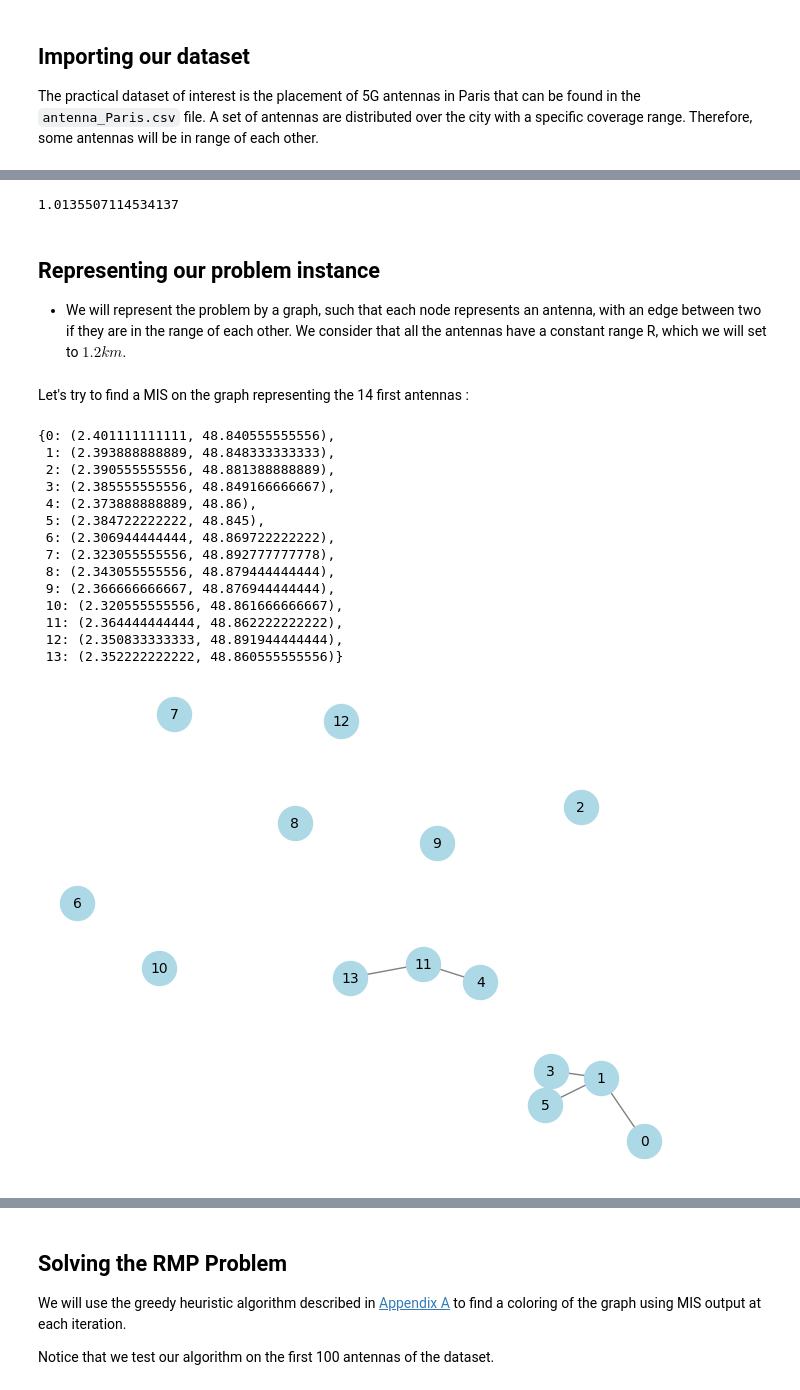
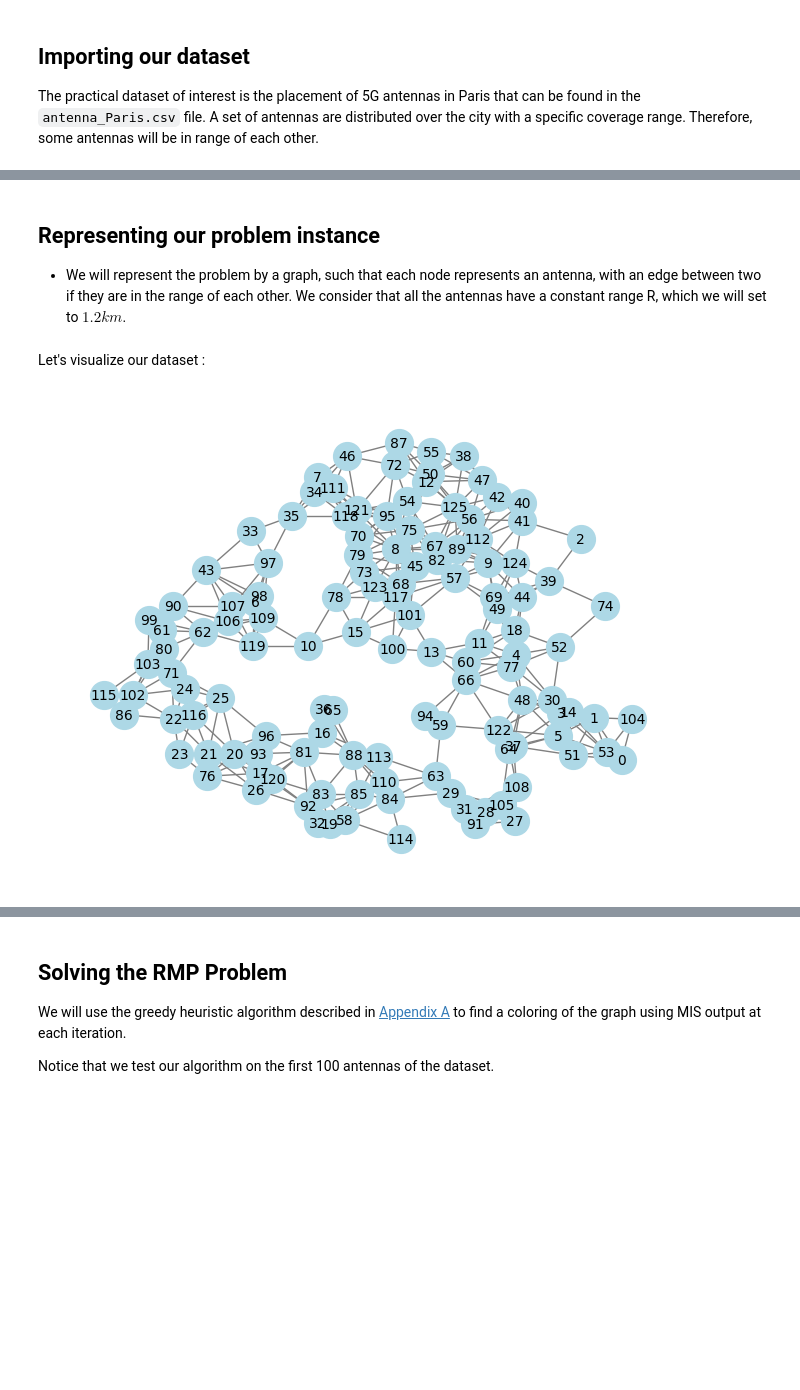
Before and after one commit to pasqal-io/maximum-independent-set, a Jupyter notebook: examples/Tutorial 5 - Graph Coloring Solver.ipynb, the cells around one changed output, grey strips where cells are left out. Saved outputs shown, nothing was run; the diff lists cells and outputs as text; code cells hidden in the pictures; blank space fills up the shorter version.

```diff
--- a/examples/Tutorial 5 - Graph Coloring Solver.ipynb
+++ b/examples/Tutorial 5 - Graph Coloring Solver.ipynb
@@ -28,5 +13,5 @@ from math import atan2, cos, radians, sin, sqrt
 
 The practical dataset of interest is the placement of 5G antennas in Paris that can be found in the `antenna_Paris.csv` file. A set of antennas are distributed over the city with a specific coverage range. Therefore, some antennas will be in range of each other.
 # %%
-df = pd.read_csv('./antenna_Paris.csv', sep=';')
-df
+loader = dataloader.DataLoader()
+loader.load_from_csv_coordinates('./antenna_Paris.csv')
@@ -91,8 +18,3 @@ def distance(a_1 : tuple[float, float],a_2 : tuple[float, float]) -> float:
-# %%
-# testing on the first two antennas
-distance(dataset[0], dataset[1])
-# %% [output]
-1.0135507114534137
 # %% [markdown]
 ## Representing our problem instance
 - We will represent the problem by a graph, such that each node represents an antenna, with an edge between two if they are in the range of each other. We consider that all the antennas have a constant range R, which we will set to $1.2km$.
@@ -127,22 +21,9 @@ class GraphRepresentation:
+# %%
+instance = loader.build_mis_instance_from_coordinates(1.2)
 # %% [markdown]
-Let's try to find a MIS on the graph representing the 14 first antennas :
+Let's visualize our dataset :
 # %%
-# Create the MIS instance
-graph = GraphRepresentation(range(0,14), dataset, 1.2)
-graph.visualize()
+pos = {i: (loader.coordinates_dataset[i][1], loader.coordinates_dataset[i][0]) for i in range(len(loader.coordinates_dataset))}
+nx.draw(instance.graph, pos, with_labels=True, node_size=400, node_color='lightblue', font_size=10, font_color='black', edge_color='gray')
 # %% [output]
-{0: (2.401111111111, 48.840555555556),
- 1: (2.393888888889, 48.848333333333),
- 2: (2.390555555556, 48.881388888889),
- 3: (2.385555555556, 48.849166666667),
- 4: (2.373888888889, 48.86),
- 5: (2.384722222222, 48.845),
- 6: (2.306944444444, 48.869722222222),
- 7: (2.323055555556, 48.892777777778),
- 8: (2.343055555556, 48.879444444444),
- 9: (2.366666666667, 48.876944444444),
- 10: (2.320555555556, 48.861666666667),
- 11: (2.364444444444, 48.862222222222),
- 12: (2.350833333333, 48.891944444444),
- 13: (2.352222222222, 48.860555555556)}
-[figure, old version]
+[figure, new version]
```
Also changed, not shown: parts of 13 cells of this notebook, 2 other files.
